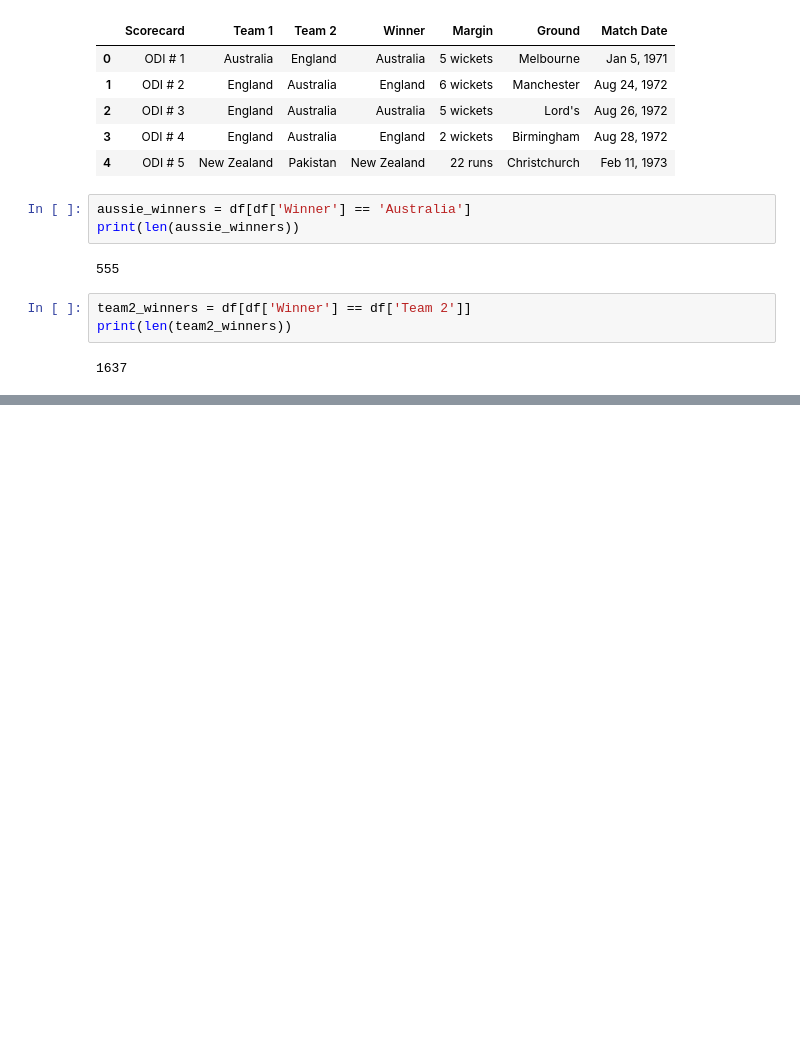
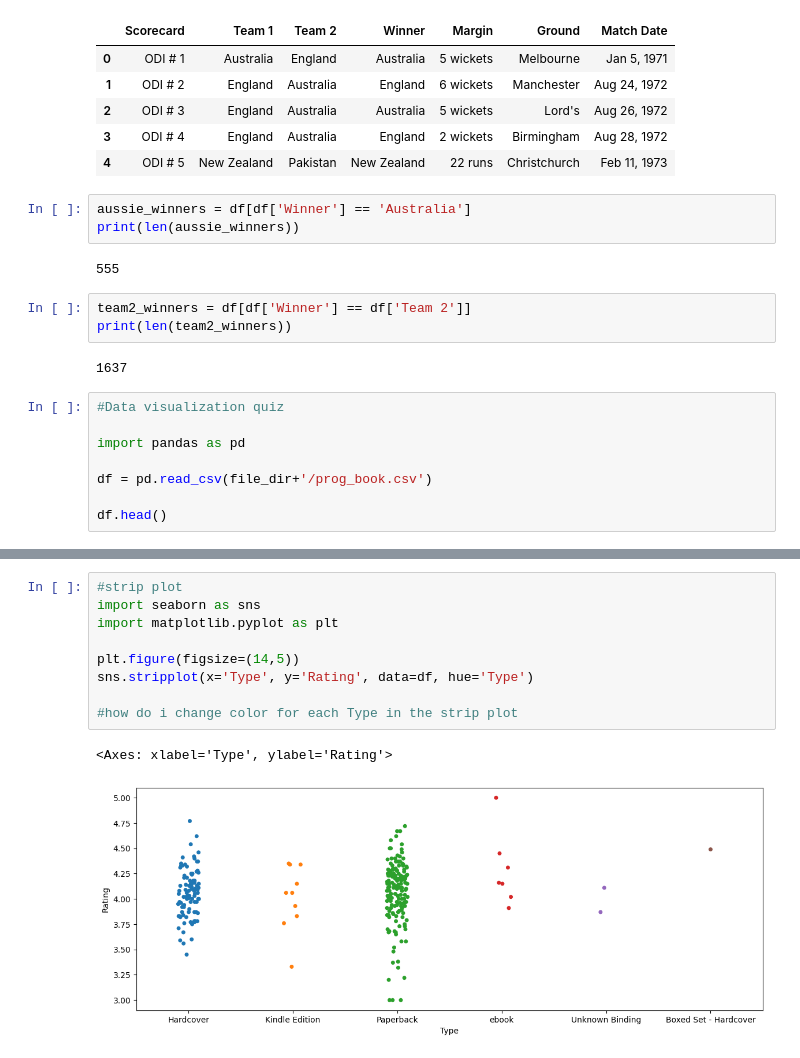
Before and after one commit to emailtosanj/ADSP_LAIEDM, a Jupyter notebook: adsp_laiedm/week_1_py_for_ds/week1-practice-hands-on-quizzes/python_handson_quizzes.ipynb, the cells around one changed output, grey strips where cells are left out. Drawn from its saved outputs; the diff is of its cells as text; blank space fills up the shorter version.

```diff
--- a/adsp_laiedm/week_1_py_for_ds/week1-practice-hands-on-quizzes/python_handson_quizzes.ipynb
+++ b/adsp_laiedm/week_1_py_for_ds/week1-practice-hands-on-quizzes/python_handson_quizzes.ipynb
@@ -147,3 +153,11 @@ team2_winners = df[df['Winner'] == df['Team 2']]
 print(len(team2_winners))
 # %% [output]
 1637
+# %%
+#Data visualization quiz
+
+import pandas as pd
+
+df = pd.read_csv(file_dir+'/prog_book.csv')
+
+df.head()
@@ -149,0 +202,12 @@ print(len(team2_winners))
+# %%
+#strip plot
+import seaborn as sns
+import matplotlib.pyplot as plt
+
+plt.figure(figsize=(14,5))
+sns.stripplot(x='Type', y='Rating', data=df, hue='Type')
+
+#how do i change color for each Type in the strip plot
+# %% [output]
+<Axes: xlabel='Type', ylabel='Rating'>
+[figure, added]
```
Also changed, not shown: parts of 16 cells of this notebook, 4 other files.
